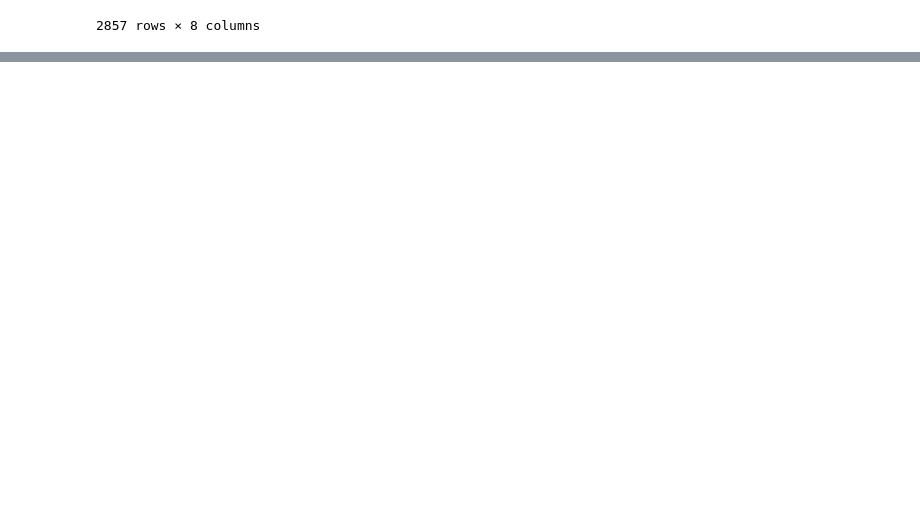
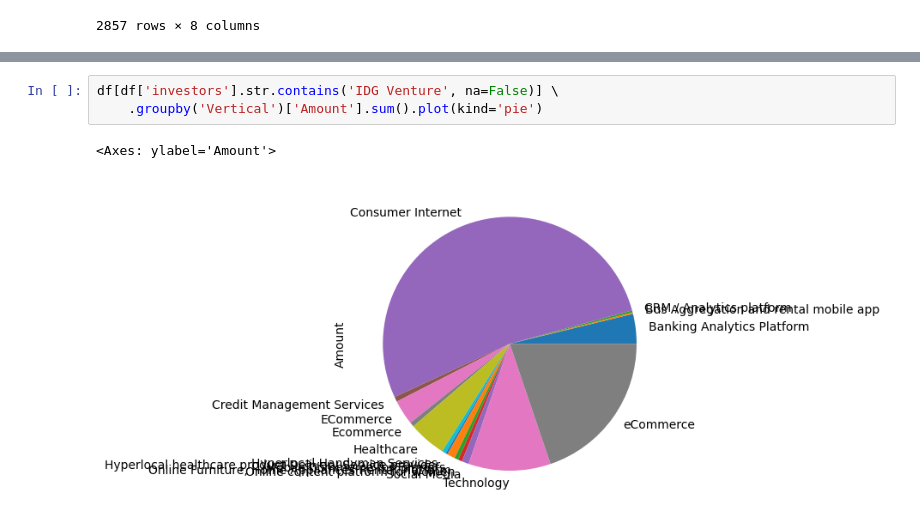
Before and after one commit to raunakdwivedi03/NLP_CloudXProject, a Jupyter notebook: startup_funding.ipynb, the cells around one changed output, grey strips where cells are left out. Cells and saved outputs as stored; diff of their text form; blank space fills up the shorter version.

```diff
--- a/startup_funding.ipynb
+++ b/startup_funding.ipynb
@@ -345,0 +420,6 @@ https://docs.google.com/spreadsheets/d/1d9uf4F-QYCqyjtCEabi4As9KIqSCWbnSqX2KeINM
+# %%
+df[df['investors'].str.contains('IDG Venture', na=False)] \
+    .groupby('Vertical')['Amount'].sum().plot(kind='pie')
+# %% [output]
+<Axes: ylabel='Amount'>
+[figure, added]
```
Also changed, not shown: parts of 18 cells of this notebook.
